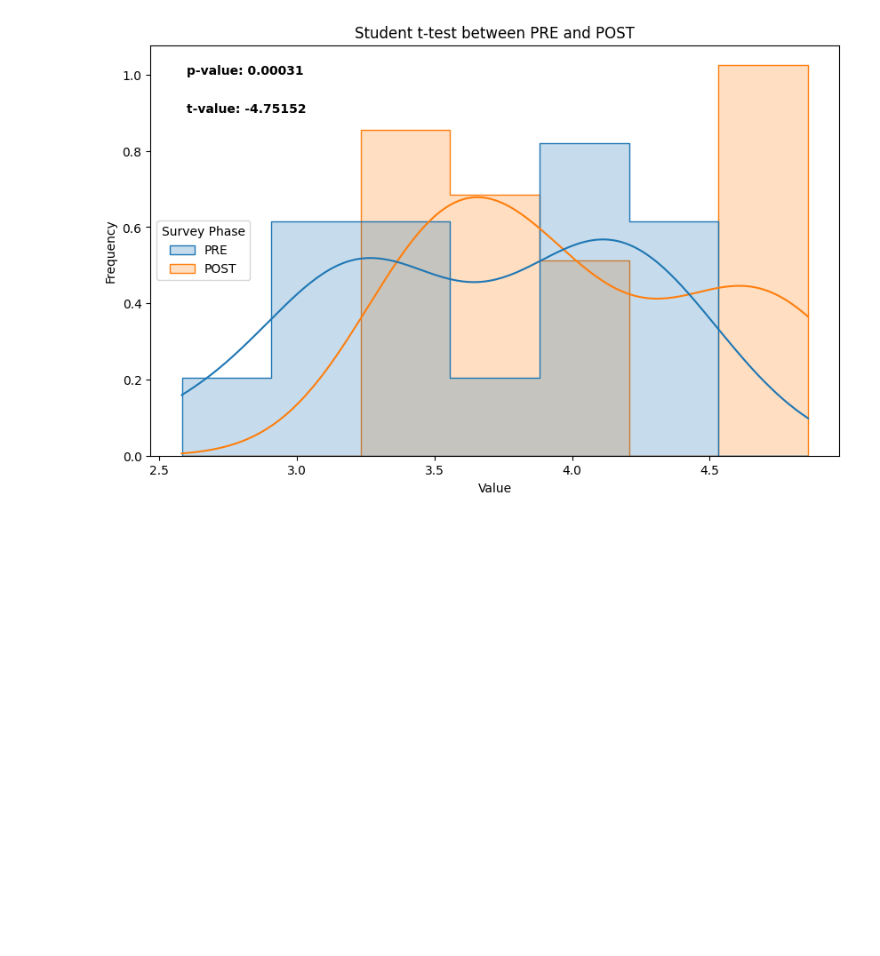
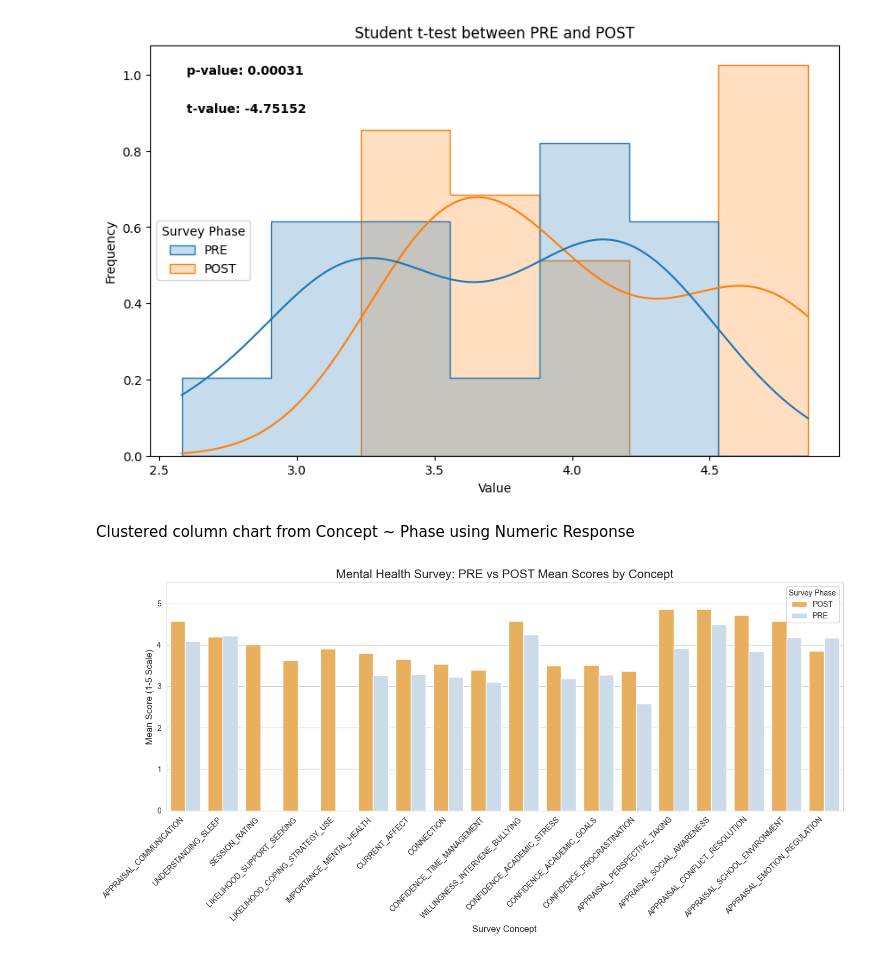
Before and after one commit to lorenald/survey-impact-analysis, a Jupyter notebook: DATA_PREPARATION.ipynb, the cells around one changed output. Drawn from its saved outputs; the diff is of its cells as text; code cells hidden in the pictures; blank space fills up the shorter version.

Commit message:
Graphs

```diff
--- a/DATA_PREPARATION.ipynb
+++ b/DATA_PREPARATION.ipynb
@@ -109,3 +109,25 @@ ax.set_ylabel('Frequency')
 plt.show()
 # %% [output]
 [figure]
+# %% [markdown]
+Clustered column chart from Concept ~ Phase using Numeric Response
+# %%
+# Calculate the mean score per Concept and Phase
+df = (RESPONSES >> select(X.CONCEPT_NAME, X.SURVEY_PHASE, X.NUMERIC_RESPONSE) >> transmute(CONCEPT = X.CONCEPT_NAME, PHASE = X.SURVEY_PHASE, RESPONSE = X.NUMERIC_RESPONSE))
+df = df.dropna() >> mask(X.PHASE.isin(['PRE', 'POST']))
+df = (df >> group_by(X.CONCEPT, X.PHASE) >> summarize(RESPONSE = mean(X.RESPONSE)) >> ungroup() >> arrange(X.PHASE, ascending=True))
+# Create the Clustered Column Chart
+plt.figure(figsize=(14, 7))
+sns.set_style("whitegrid")
+chart = sns.barplot(data=df,x='CONCEPT',y='RESPONSE',hue='PHASE',palette={'PRE': "#c6dcec", 'POST': '#ffb347'}) # Light Blue for PRE, Orange for POST
+# Styling and Labels
+plt.title('Mental Health Survey: PRE vs POST Mean Scores by Concept', fontsize=16)
+plt.xlabel('Survey Concept', fontsize=12)
+plt.ylabel('Mean Score (1-5 Scale)', fontsize=12)
+plt.xticks(rotation=45, ha='right')
+plt.ylim(0, 5.5) # Since the scale is 1-5
+plt.legend(title='Survey Phase')
+plt.tight_layout()
+plt.savefig('clustered_column_chart.png')
+# %% [output]
+[figure, added]
```
Also changed, not shown: parts of 5 cells of this notebook, 2 other files.
